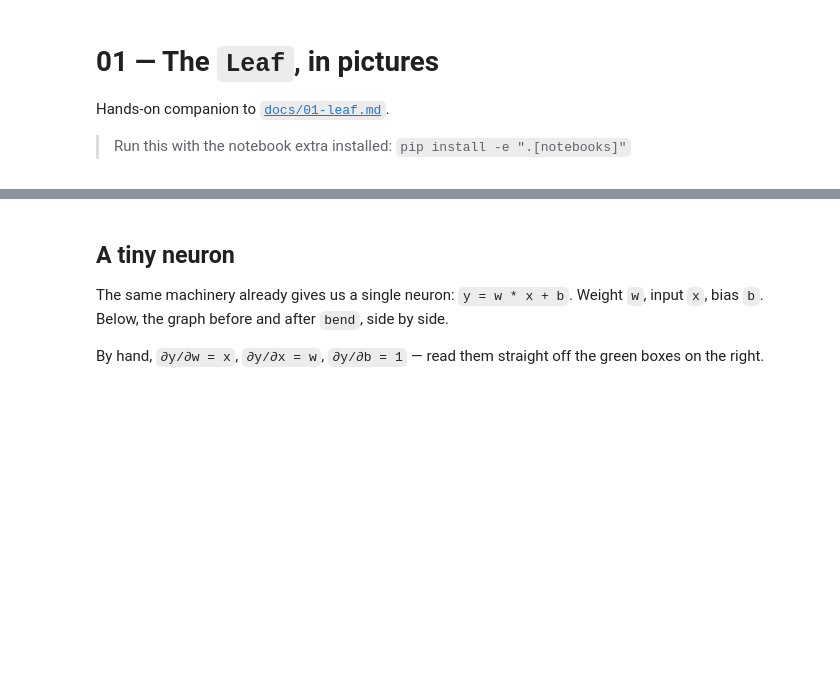
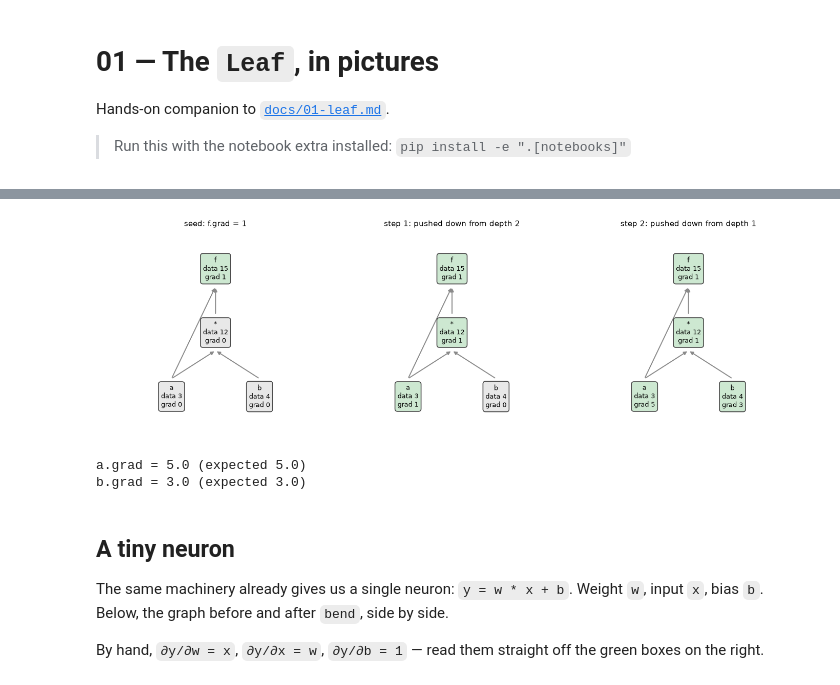
Before and after one commit to menicacci/bonsaigrad, a Jupyter notebook: notebooks/01_leaf.ipynb, the cells around one changed output, grey strips where cells are left out. Drawn from its saved outputs; the diff is of its cells as text; code cells hidden in the pictures; blank space fills up the shorter version.

Commit message:
Stage the simple `a*b + a` example too, showing grad accumulation on `a`

```diff
--- a/notebooks/01_leaf.ipynb
+++ b/notebooks/01_leaf.ipynb
@@ -113,3 +109,33 @@ b.grad = 3.0 (expected 3.0)
+# %%
+import numpy as np
+
+nodes, _ = _trace(f)
+memo, levels = {}, {}
+for n in nodes:
+    levels.setdefault(_depth(n, memo), []).append(n)
+
+for n in nodes:                 # clean slate
+    n.grad = np.zeros_like(n.data)
+f.grad = np.ones_like(f.data)   # seed the output
+
+depths = sorted(levels, reverse=True)
+
+fig, axes = plt.subplots(1, 3, figsize=(14, 4.5))
+draw_graph(f, names, ax=axes[0], title="seed: f.grad = 1")
+for k, depth in enumerate(depths[:-1], start=1):   # leaves have no parents
+    for node in levels[depth]:
+        node._backward()
+    draw_graph(f, names, ax=axes[k], title=f"step {k}: pushed down from depth {depth}")
+plt.tight_layout()
+plt.show()
+
+print("a.grad =", a.grad.item(), "(expected 5.0)")
+print("b.grad =", b.grad.item(), "(expected 3.0)")
+assert a.grad.item() == 5.0 and b.grad.item() == 3.0
+# %% [output]
+[figure, added]
+a.grad = 5.0 (expected 5.0)
+b.grad = 3.0 (expected 3.0)
 # %% [markdown]
 ## A tiny neuron
 
```
Also changed, not shown: parts of 7 cells of this notebook.
